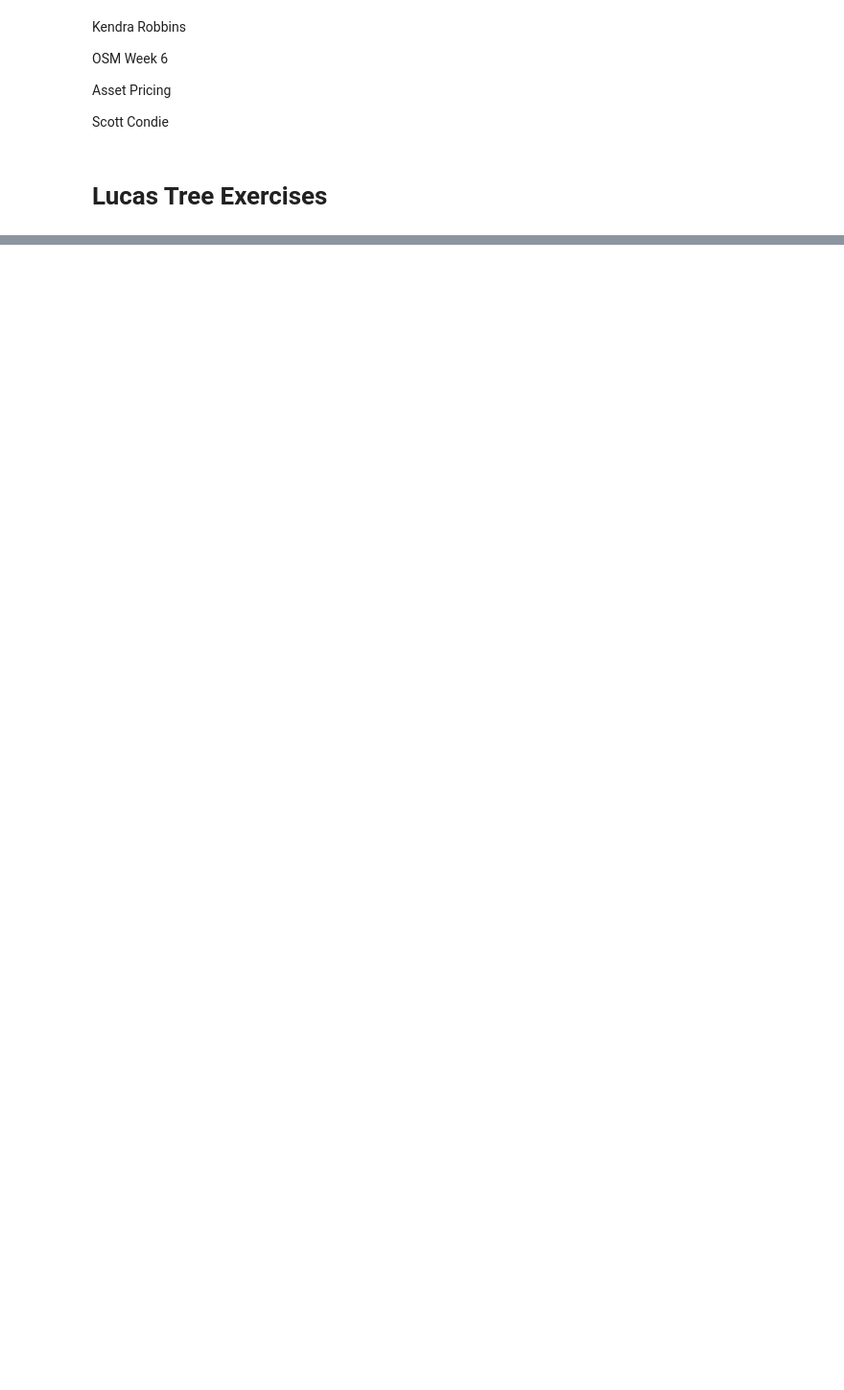
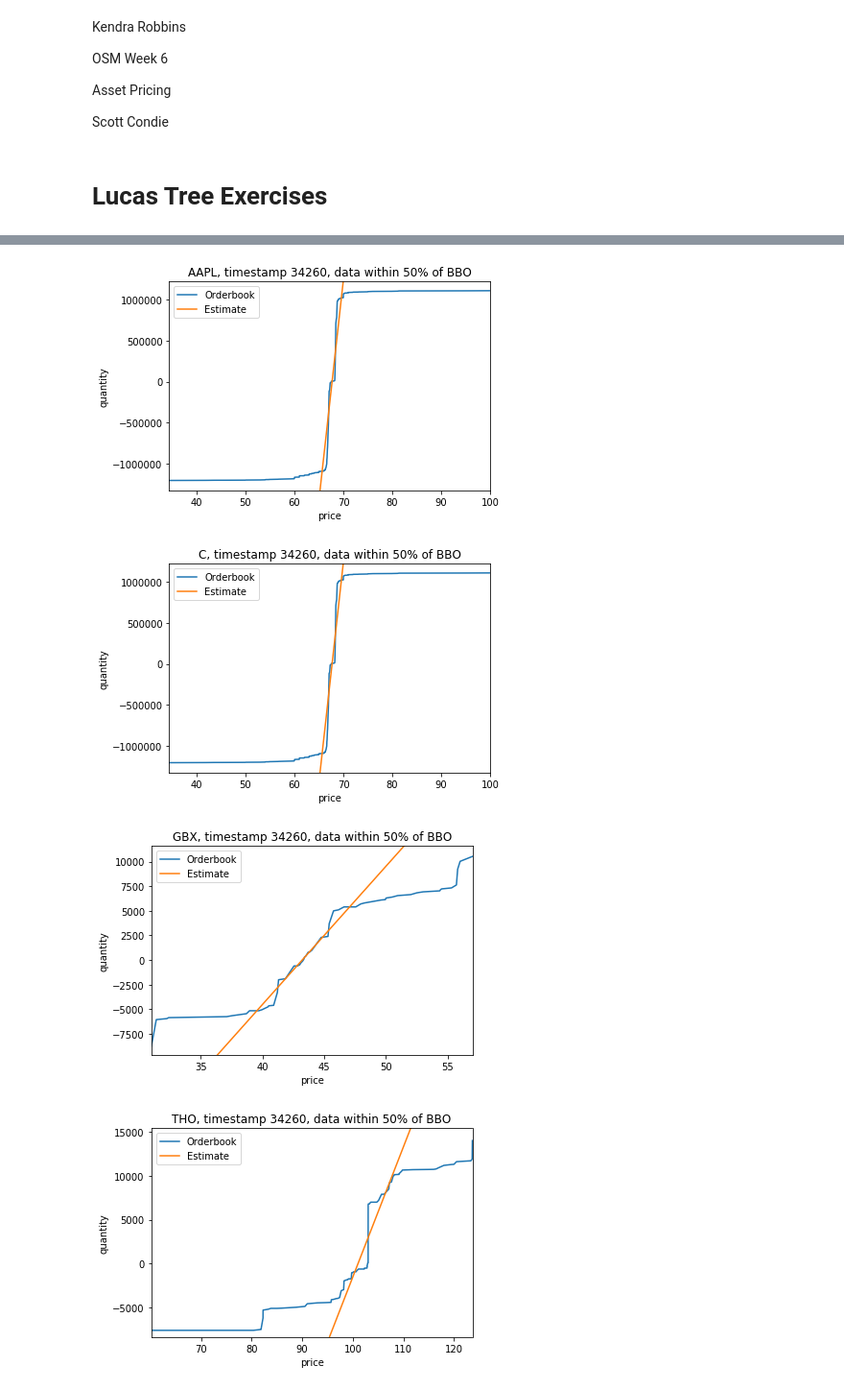
Before and after one commit to kendrarobbins/BootCamp2018, a Jupyter notebook: ProbSets/Econ/Econ PS6/Econ ProbSet 6.ipynb, the cells around one changed output, grey strips where cells are left out. Shown: that part at 96% size. Saved outputs shown, nothing was run; the diff lists cells and outputs as text; code cells hidden in the pictures; blank space fills up the shorter version.

```diff
--- a/ProbSets/Econ/Econ PS6/Econ ProbSet 6.ipynb
+++ b/ProbSets/Econ/Econ PS6/Econ ProbSet 6.ipynb
@@ -112,0 +503,30 @@ then you have (5)
+# %%
+aapl0.plot50()
+aapl0.plot_estimates()
+plt.title("AAPL, timestamp 34260, data within 50% of BBO")
+plt.show()
+
+c0.plot50()
+c0.plot_estimates()
+plt.title("C, timestamp 34260, data within 50% of BBO")
+plt.show()
+
+gbx0.plot50()
+gbx0.plot_estimates()
+plt.title("GBX, timestamp 34260, data within 50% of BBO")
+plt.show()
+
+tho0.plot50()
+tho0.plot_estimates()
+plt.title("THO, timestamp 34260, data within 50% of BBO")
+plt.show()
+
+spy0.plot50()
+spy0.plot_estimates()
+plt.title("SPY, timestamp 34260, data within 50% of BBO")
+plt.show()
+# %% [output]
+[figure, added]
+[figure, added]
+[figure, added]
+[figure, added]
```
Also changed, not shown: parts of 48 cells of this notebook, 11 other files.
